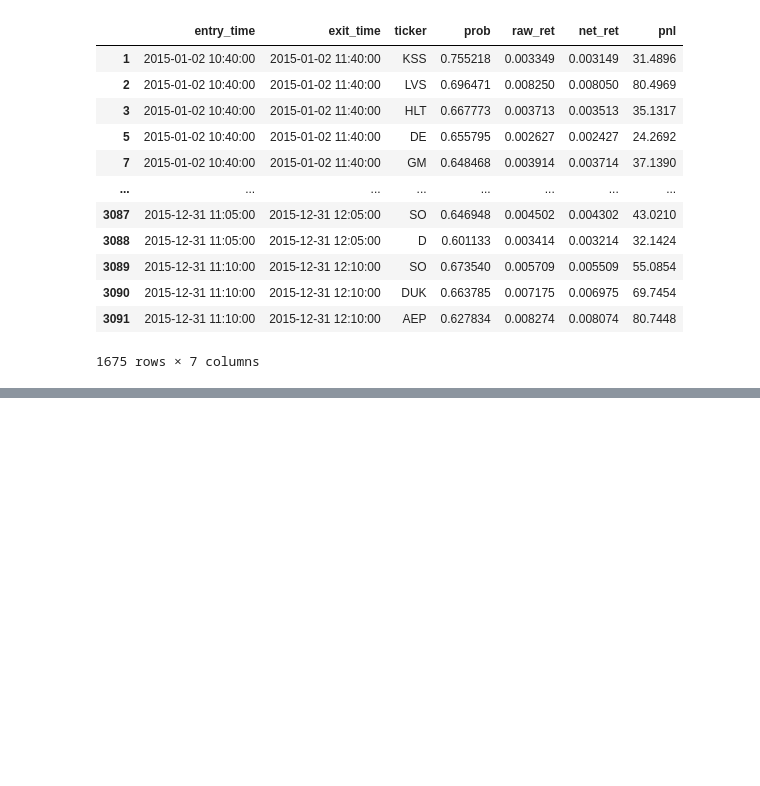
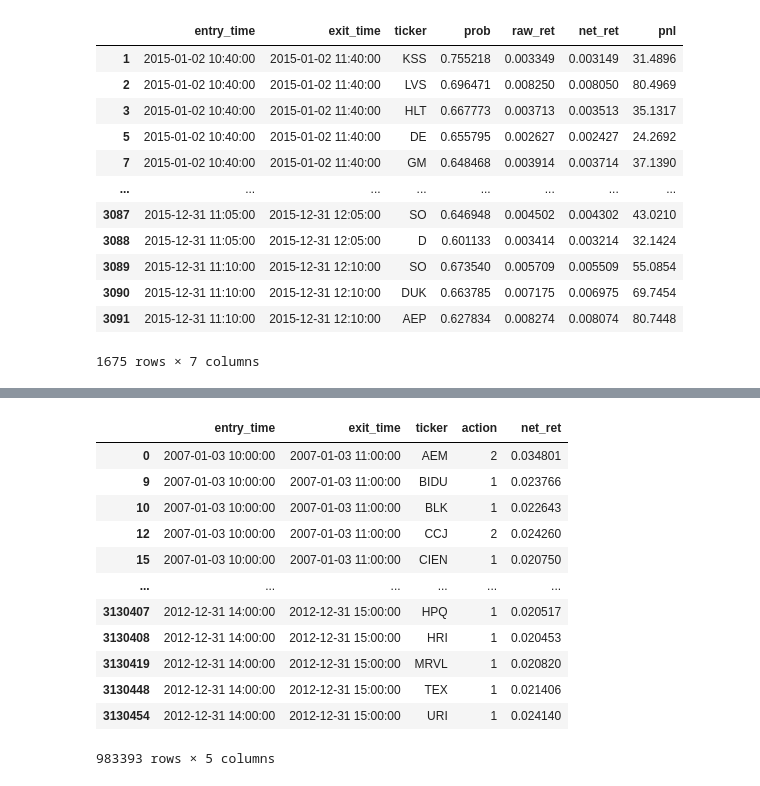
Before and after one commit to ptsanchez/ElegantRL, a Jupyter notebook: behavior_cloning/BC_dataset_generation.ipynb, the cells around one changed output, grey strips where cells are left out. Saved outputs shown, nothing was run; the diff lists cells and outputs as text; code cells hidden in the pictures; blank space fills up the shorter version.

```diff
--- a/behavior_cloning/BC_dataset_generation.ipynb
+++ b/behavior_cloning/BC_dataset_generation.ipynb
@@ -268,0 +355,17 @@ pos_ret.describe().T
+# %%
+filtered = oracle_df[oracle_df['net_ret'] > 0.02]
+filtered
+# %% [output]
+|  | entry_time | exit_time | ticker | action | net_ret |
+| 0 | 2007-01-03 10:00:00 | 2007-01-03 11:00:00 | AEM | 2 | 0.034801 |
+| 9 | 2007-01-03 10:00:00 | 2007-01-03 11:00:00 | BIDU | 1 | 0.023766 |
+| 10 | 2007-01-03 10:00:00 | 2007-01-03 11:00:00 | BLK | 1 | 0.022643 |
+| 12 | 2007-01-03 10:00:00 | 2007-01-03 11:00:00 | CCJ | 2 | 0.024260 |
+| 15 | 2007-01-03 10:00:00 | 2007-01-03 11:00:00 | CIEN | 1 | 0.020750 |
+| ... | ... | ... | ... | ... | ... |
+| 3130407 | 2012-12-31 14:00:00 | 2012-12-31 15:00:00 | HPQ | 1 | 0.020517 |
+| 3130408 | 2012-12-31 14:00:00 | 2012-12-31 15:00:00 | HRI | 1 | 0.020453 |
+| 3130419 | 2012-12-31 14:00:00 | 2012-12-31 15:00:00 | MRVL | 1 | 0.020820 |
+| 3130448 | 2012-12-31 14:00:00 | 2012-12-31 15:00:00 | TEX | 1 | 0.021406 |
+| 3130454 | 2012-12-31 14:00:00 | 2012-12-31 15:00:00 | URI | 1 | 0.024140 |
+983393 rows × 5 columns
```
Also changed, not shown: parts of 5 cells of this notebook.
